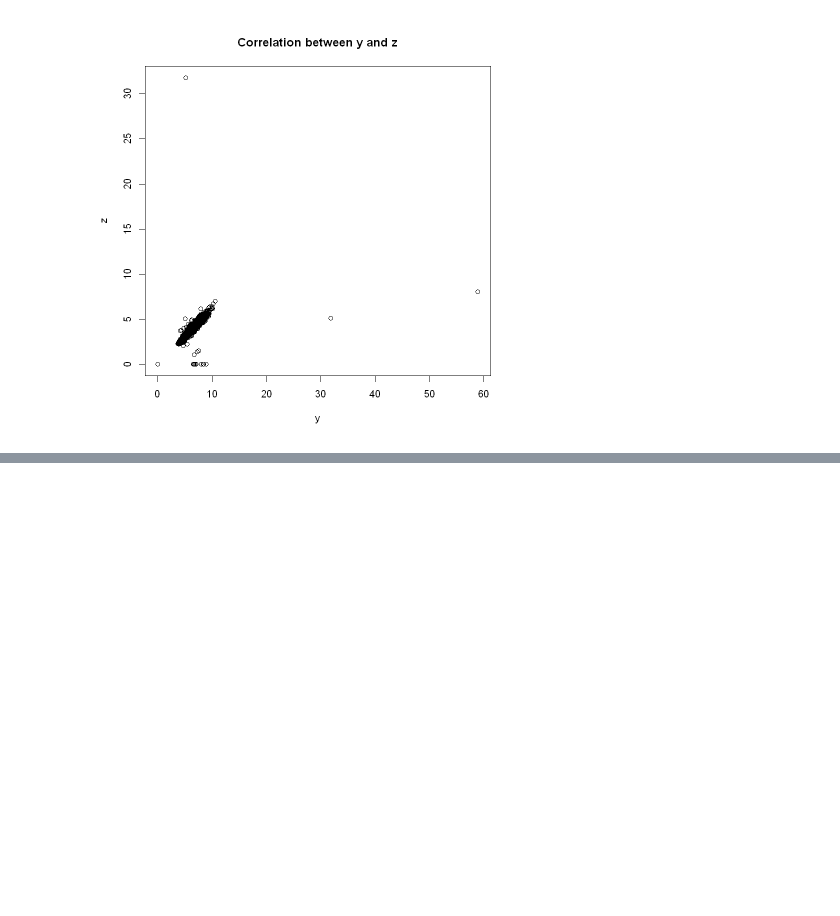
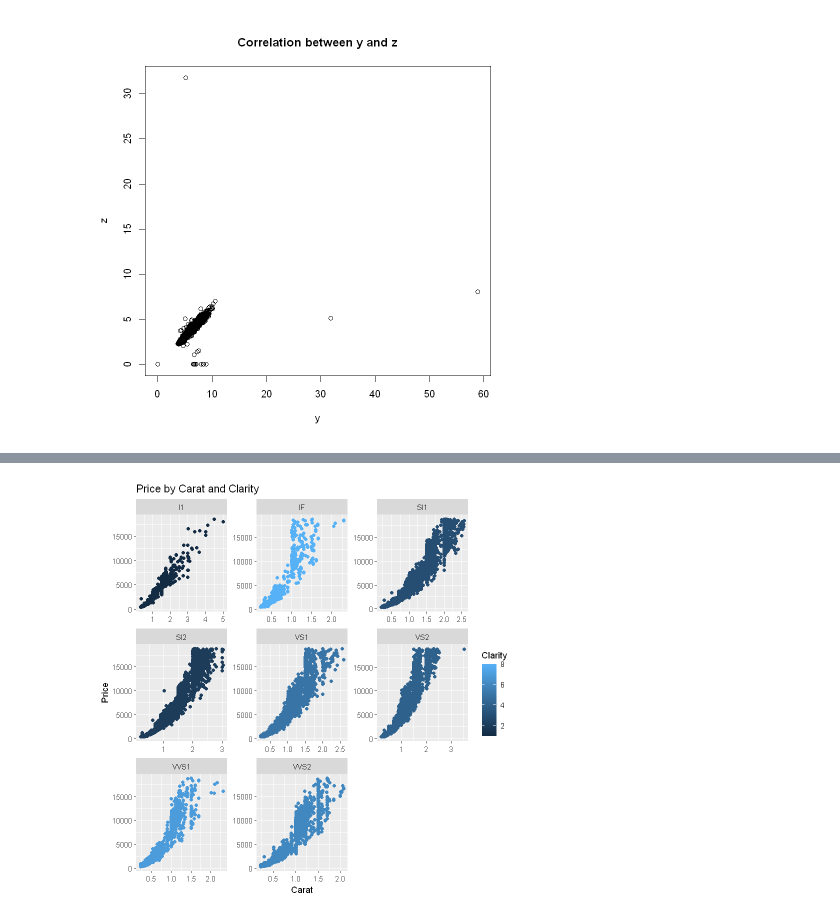
Before and after one commit to whats2000/coding-stuff-I-make-from-learning, a Jupyter notebook: R/other/Team Project/project.ipynb, the cells around one changed output, grey strips where cells are left out. Cells and saved outputs as stored; diff of their text form; code cells hidden in the pictures; blank space fills up the shorter version.

```diff
--- a/R/other/Team Project/project.ipynb
+++ b/R/other/Team Project/project.ipynb
@@ -106,0 +126,8 @@ plot(df$y, df$z, main = "Correlation between y and z", xlab = "y", ylab = "z")
+# %%
+# 繪製散佈圖
+ggplot(df, aes(x = carat, y = price, col = clarity_num)) +
+  geom_point() +
+  facet_wrap(~ clarity, scales = "free") +
+  labs(title = "Price by Carat and Clarity", x = "Carat", y = "Price", color = "Clarity")
+# %% [output]
+[figure, added]
```
Also changed, not shown: parts of 18 cells of this notebook.
